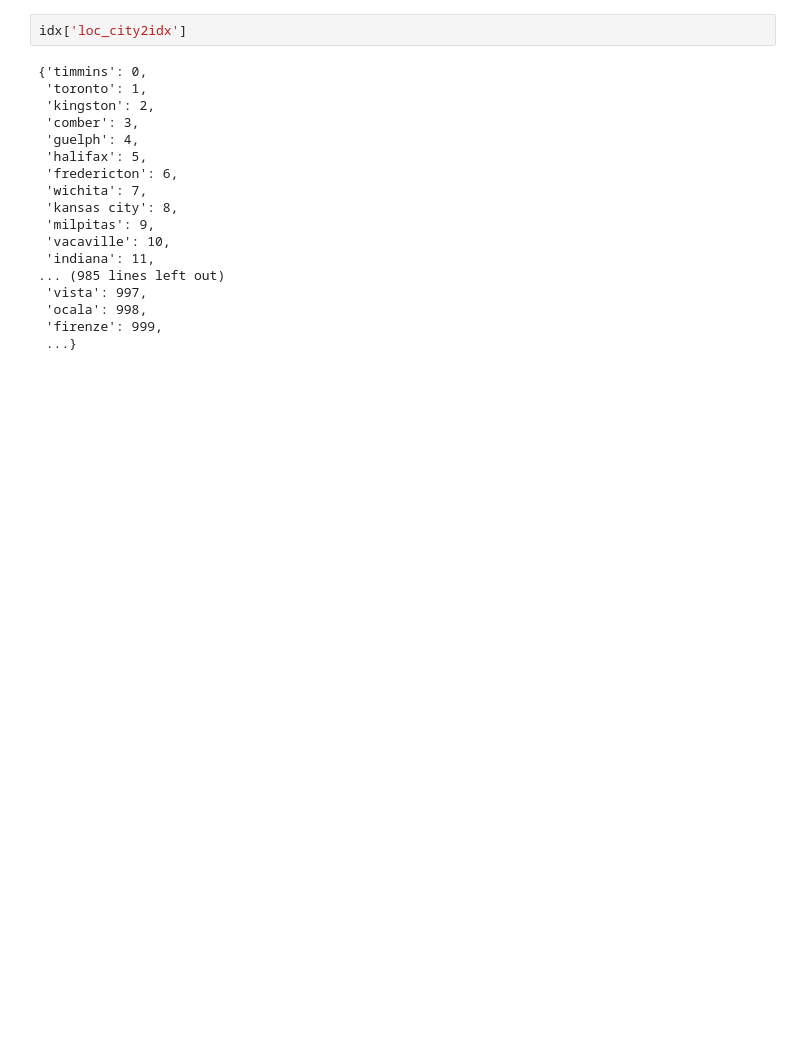
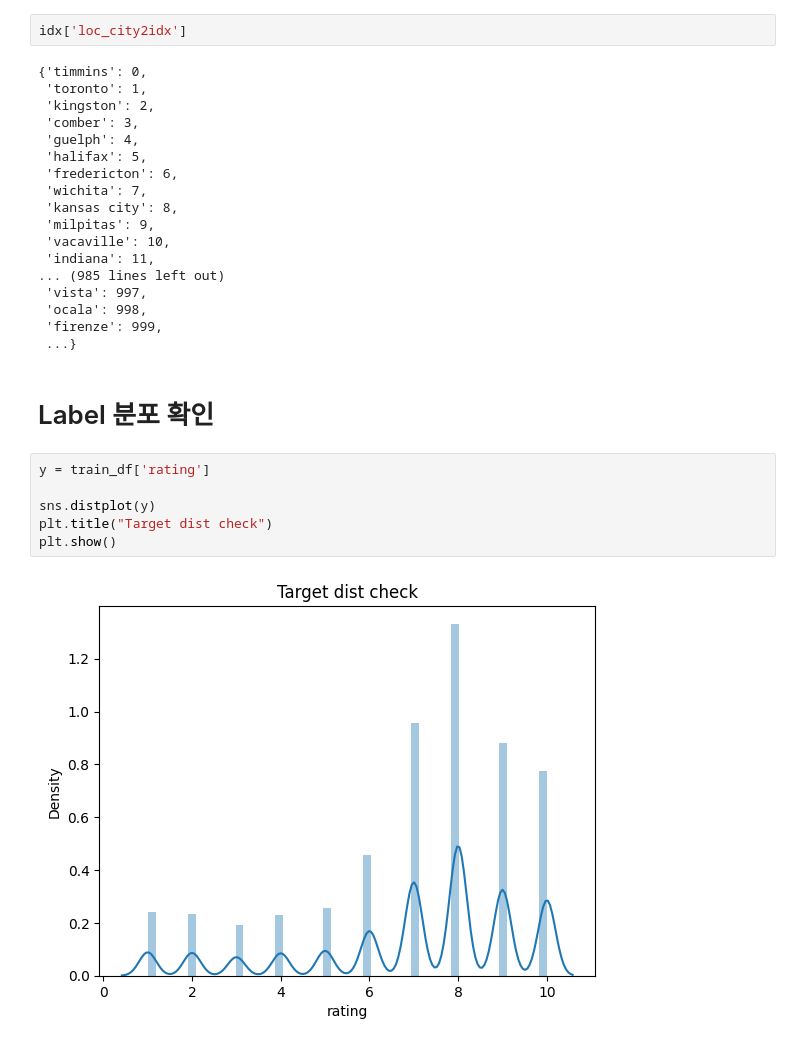
Before and after one commit to boostcampaitech4recsys2/level1_bookratingprediction_recsys-level1-recsys-06, a Jupyter notebook: EDA/EDA-LJH.ipynb, the cells around one changed output. Cells and saved outputs as stored; diff of their text form; blank space fills up the shorter version.

Commit message:
labeldist

```diff
--- a/EDA/EDA-LJH.ipynb
+++ b/EDA/EDA-LJH.ipynb
@@ -544,3 +542,13 @@ idx['loc_city2idx']
  'ocala': 998,
  'firenze': 999,
  ...}
+# %% [markdown]
+# Label 분포 확인
+# %%
+y = train_df['rating']
+
+sns.distplot(y)
+plt.title("Target dist check")
+plt.show()
+# %% [output]
+[figure, added]
```
Also changed, not shown: parts of 2 cells of this notebook, 1 other file.
